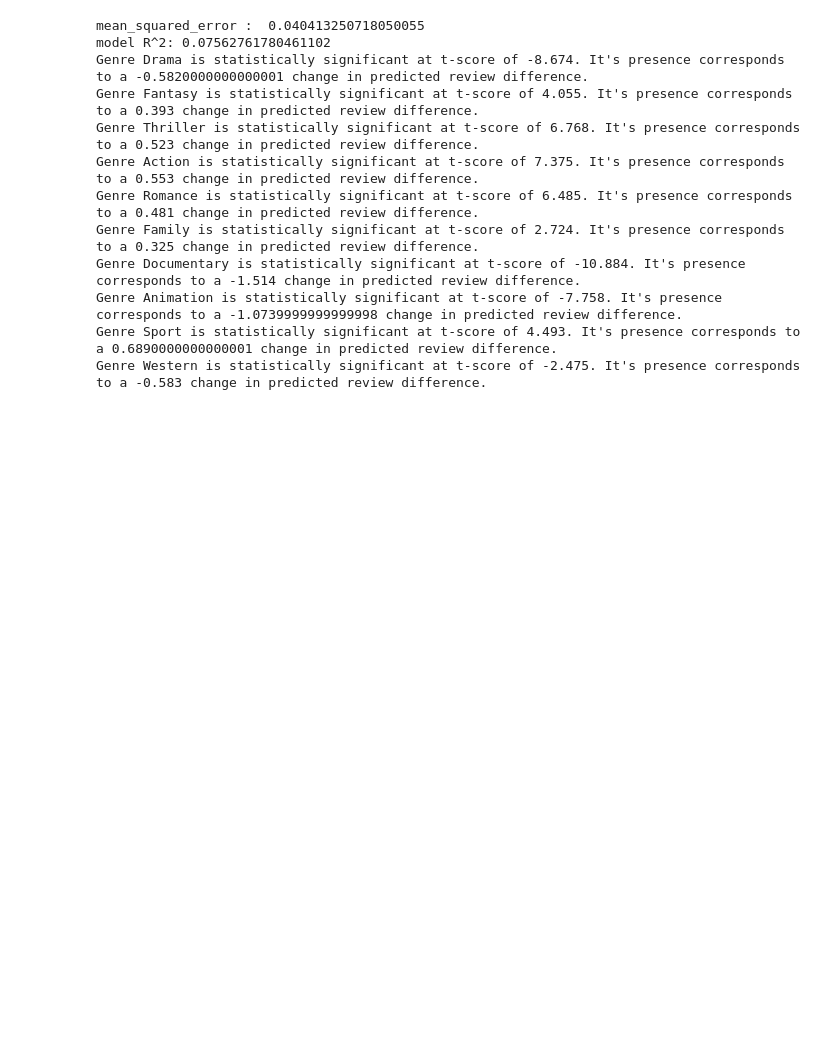
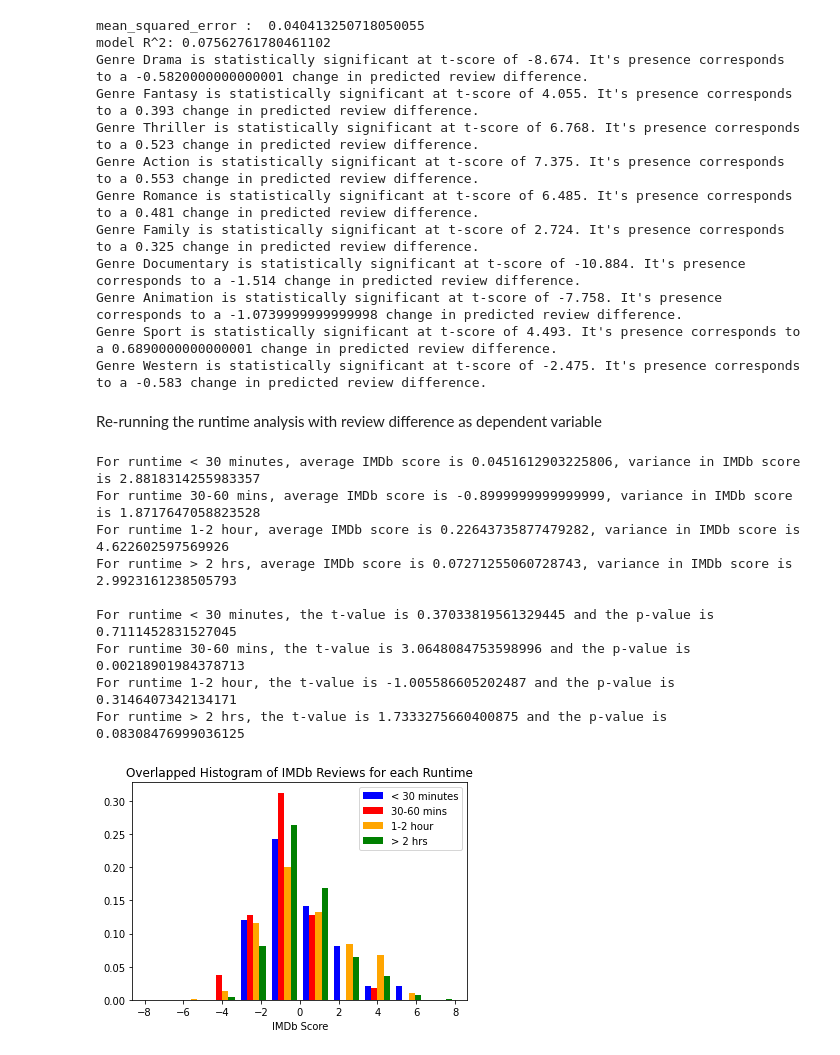
Before and after one commit to magikarp01/SIFNetflix, a Jupyter notebook: SIF_Netflix_Dataset_Analysis.ipynb, the cells around one changed output. Cells and saved outputs as stored; diff of their text form; code cells hidden in the pictures; blank space fills up the shorter version.

```diff
--- a/SIF_Netflix_Dataset_Analysis.ipynb
+++ b/SIF_Netflix_Dataset_Analysis.ipynb
@@ -446,3 +488,29 @@ Genre Documentary is statistically significant at t-score of -10.884. It's prese
 Genre Animation is statistically significant at t-score of -7.758. It's presence corresponds to a -1.0739999999999998 change in predicted review difference.
 Genre Sport is statistically significant at t-score of 4.493. It's presence corresponds to a 0.6890000000000001 change in predicted review difference.
 Genre Western is statistically significant at t-score of -2.475. It's presence corresponds to a -0.583 change in predicted review difference.
+# %% [markdown]
+Re-running the runtime analysis with review difference as dependent variable
+# %%
+altered_movie_runtimes = runtime_stratification(altered_movie_dataframe)
+
+all_reviews = altered_movie_runtimes[0] + altered_movie_runtimes[1] \
+  + altered_movie_runtimes[2] + altered_movie_runtimes[3]
+ttests = [stats.ttest_ind(all_reviews, altered_movie_runtimes[i]) for i in range(4)]
+print()
+runtime_names = ["< 30 minutes", "30-60 mins", "1-2 hour", "> 2 hrs"]
+for i in range(4):
+  print(f"For runtime {runtime_names[i]}, the t-value is {ttests[i][0]} and the p-value is {ttests[i][1]}")
+# print(ttests)
+
+overlap_runtime_histograms(altered_movie_runtimes, axis_range=(-8, 8))
+# %% [output]
+For runtime < 30 minutes, average IMDb score is 0.0451612903225806, variance in IMDb score is 2.8818314255983357
+For runtime 30-60 mins, average IMDb score is -0.8999999999999999, variance in IMDb score is 1.8717647058823528
+For runtime 1-2 hour, average IMDb score is 0.22643735877479282, variance in IMDb score is 4.622602597569926
+For runtime > 2 hrs, average IMDb score is 0.07271255060728743, variance in IMDb score is 2.9923161238505793
+
+For runtime < 30 minutes, the t-value is 0.37033819561329445 and the p-value is 0.7111452831527045
+For runtime 30-60 mins, the t-value is 3.0648084753598996 and the p-value is 0.00218901984378713
+For runtime 1-2 hour, the t-value is -1.005586605202487 and the p-value is 0.3146407342134171
+For runtime > 2 hrs, the t-value is 1.7333275660400875 and the p-value is 0.08308476999036125
+[figure, added]
```
Also changed, not shown: parts of 12 cells of this notebook.
